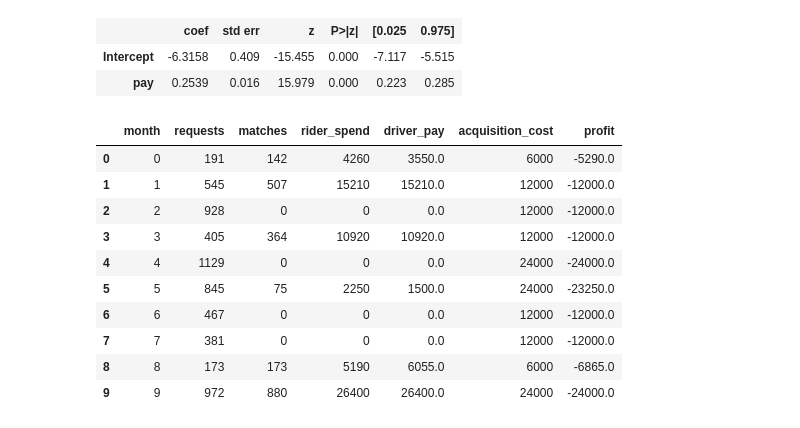
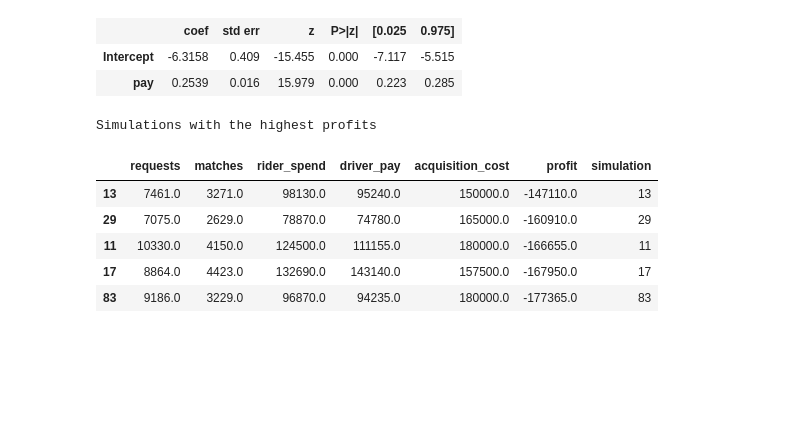
Before and after one commit to alexdparker/datascience, a Jupyter notebook: driver_pricing.ipynb, the cells around one changed output. Cells and saved outputs as stored; diff of their text form; code cells hidden in the pictures; blank space fills up the shorter version.

```diff
--- a/driver_pricing.ipynb
+++ b/driver_pricing.ipynb
@@ -38,28 +38,3 @@ Logit Regression Results
 |  | coef | std err | z | P>|z| | [0.025 | 0.975] |
 | Intercept | -6.3158 | 0.409 | -15.455 | 0.000 | -7.117 | -5.515 |
 | pay | 0.2539 | 0.016 | 15.979 | 0.000 | 0.223 | 0.285 |
-# %%
-# Generate a dataframe of all potential riders for each month
-rider = pd.Series(data = np.arange(start = 0, stop =rider_pool), name = 'rider')
-month = pd.Series(data = np.arange(start = 0, stop = num_periods), name = 'month')
-
-data = pd.merge(rider, month, how = 'cross')
-data = data.assign(acquired = np.NaN,
-                    acquisition_month = np.NaN,
-                    lam = 0,
-                    requests = np.NaN,
-                    matches = np.NaN
-                )
-data.head()
-
-# 1 period per month, 12 months
-num_periods =10
-period = np.arange(0,num_periods)
-
-# Additional parameters
-rider_pool = 10000
-acquisition_cost = 30
-
-# Coarse grid of acquisitions and rider payments
-acquisition_grid = [200,400,600,800,1000]
-pay_grid = [0,10,20,30,40,50]
@@ -158,14 +140,0 @@ summary_monthly = df.groupby('month', as_index = False)[['requests','matches','r
-# %%
-summary_monthly
-# %% [output]
-|  | month | requests | matches | rider_spend | driver_pay | acquisition_cost | profit |
-| 0 | 0 | 191 | 142 | 4260 | 3550.0 | 6000 | -5290.0 |
-| 1 | 1 | 545 | 507 | 15210 | 15210.0 | 12000 | -12000.0 |
-| 2 | 2 | 928 | 0 | 0 | 0.0 | 12000 | -12000.0 |
-| 3 | 3 | 405 | 364 | 10920 | 10920.0 | 12000 | -12000.0 |
-| 4 | 4 | 1129 | 0 | 0 | 0.0 | 24000 | -24000.0 |
-| 5 | 5 | 845 | 75 | 2250 | 1500.0 | 24000 | -23250.0 |
-| 6 | 6 | 467 | 0 | 0 | 0.0 | 12000 | -12000.0 |
-| 7 | 7 | 381 | 0 | 0 | 0.0 | 12000 | -12000.0 |
-| 8 | 8 | 173 | 173 | 5190 | 6055.0 | 6000 | -6865.0 |
-| 9 | 9 | 972 | 880 | 26400 | 26400.0 | 24000 | -24000.0 |
@@ -265,4 +141,23 @@ for i in range(30):
 # %%
-pv_df  = pd.DataFrame(data = pay_vectors).reset_index()
-ac_df  = pd.DataFrame(data = acquisition_vectors).reset_index()
-s_df  = pd.DataFrame(data = overall_summaries).reset_index()
+pv_df  = pd.DataFrame(data = pay_vectors).reset_index(drop  =True)
+ac_df  = pd.DataFrame(data = acquisition_vectors).reset_index(drop = True)
+s_df  = pd.DataFrame(data = overall_summaries).reset_index(drop = True)
+
+pv_df['simulation'] = np.arange(0,n,1)
+pv = pd.melt(pv_df, id_vars= 'simulation', var_name = 'month', value_name= 'pay')
+
+ac_df['simulation'] = np.arange(0,n,1)
+ac = pd.melt(ac_df, id_vars= 'simulation', var_name = 'month', value_name= 'acquisitions')
+# %%
+top_sims = s_df.sort_values(by = 'profit', ascending = False)['simulation'].head()
+
+print("Simulations with the highest profits:")
+s_df.sort_values(by = 'profit', ascending = False).head()
+# %% [output]
+Simulations with the highest profits
+|  | requests | matches | rider_spend | driver_pay | acquisition_cost | profit | simulation |
+| 13 | 7461.0 | 3271.0 | 98130.0 | 95240.0 | 150000.0 | -147110.0 | 13 |
+| 29 | 7075.0 | 2629.0 | 78870.0 | 74780.0 | 165000.0 | -160910.0 | 29 |
+| 11 | 10330.0 | 4150.0 | 124500.0 | 111155.0 | 180000.0 | -166655.0 | 11 |
+| 17 | 8864.0 | 4423.0 | 132690.0 | 143140.0 | 157500.0 | -167950.0 | 17 |
+| 83 | 9186.0 | 3229.0 | 96870.0 | 94235.0 | 180000.0 | -177365.0 | 83 |
```
Also changed, not shown: parts of 7 cells of this notebook.
